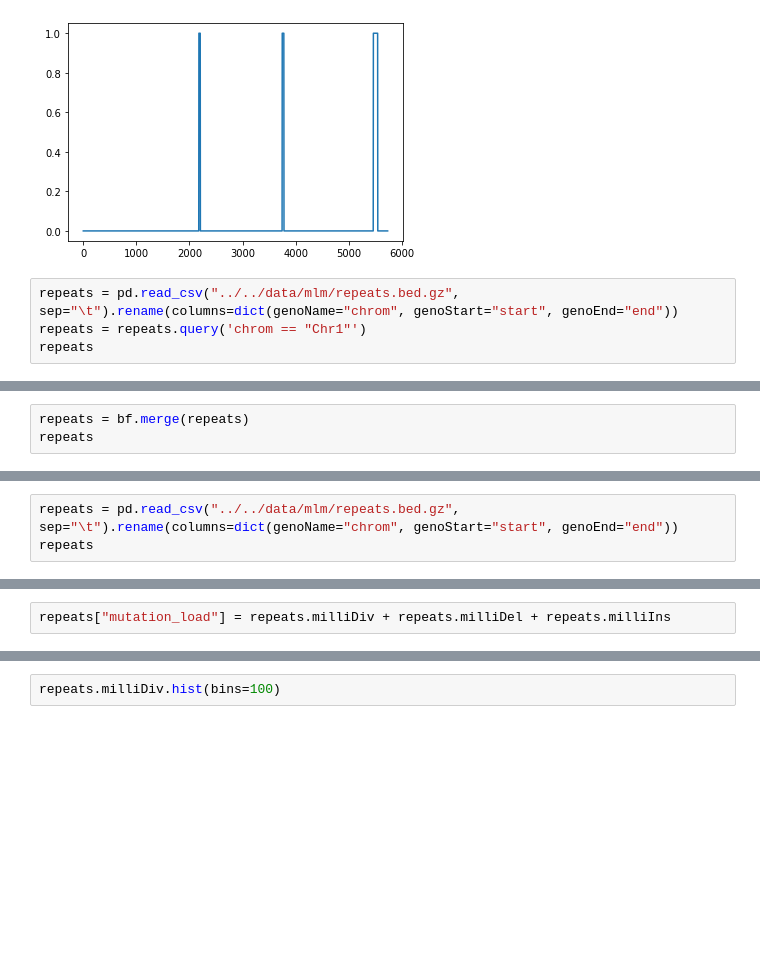
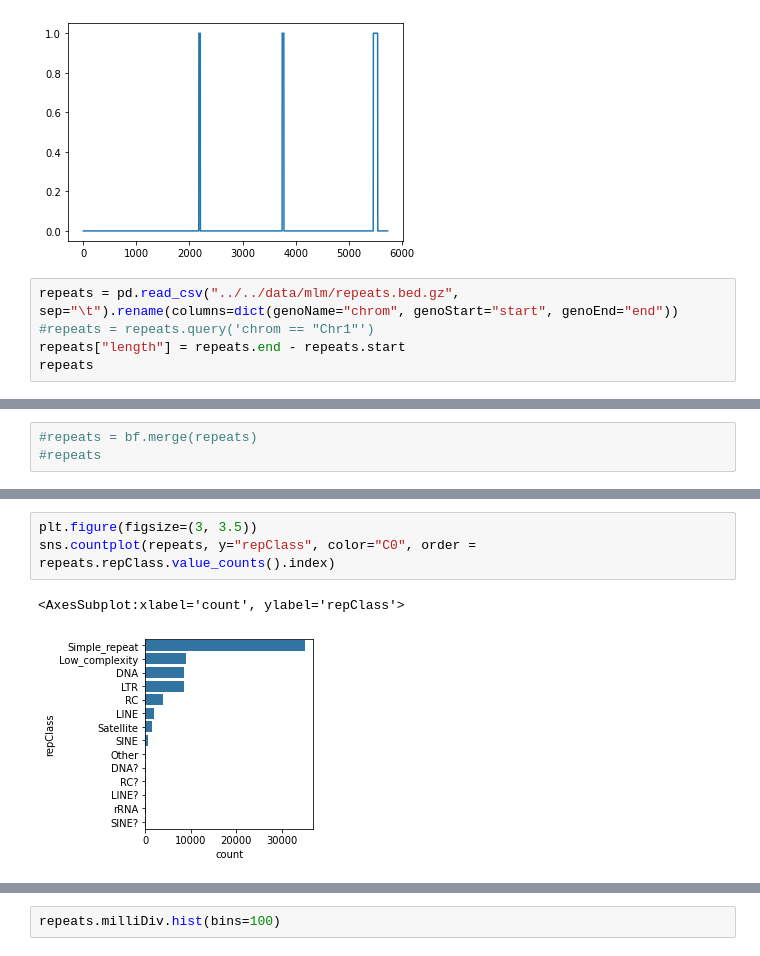
Before and after one commit to songlab-cal/gpn, a Jupyter notebook: data/mlm/genome_masking.ipynb, the cells around one changed output, grey strips where cells are left out. Saved outputs shown, nothing was run; the diff lists cells and outputs as text; blank space fills up the shorter version.

Commit message:
Update repeat notebook

```diff
--- a/data/mlm/genome_masking.ipynb
+++ b/data/mlm/genome_masking.ipynb
@@ -102,7 +49,8 @@ plt.plot(x[148874:154609])
 [figure]
 # %%
 repeats = pd.read_csv("../../data/mlm/repeats.bed.gz", sep="\t").rename(columns=dict(genoName="chrom", genoStart="start", genoEnd="end"))
-repeats = repeats.query('chrom == "Chr1"')
+#repeats = repeats.query('chrom == "Chr1"')
+repeats["length"] = repeats.end - repeats.start
 repeats
 # %% [output]
 |  | #bin | swScore | milliDiv | milliDel | milliIns | chrom | start | end | genoLeft | strand | repName | ... |
@@ -121,3 +69,3 @@ repeats
 # %%
-repeats = bf.merge(repeats)
-repeats
+#repeats = bf.merge(repeats)
+#repeats
@@ -162,3 +71,0 @@ repeats.head(50)
-# %%
-repeats = pd.read_csv("../../data/mlm/repeats.bed.gz", sep="\t").rename(columns=dict(genoName="chrom", genoStart="start", genoEnd="end"))
-repeats
@@ -254,2 +71,0 @@ repeats[~repeats.repClass.isin(["Low_complexity", "Simple_repeat"])].sort_values
-# %%
-repeats["mutation_load"] = repeats.milliDiv + repeats.milliDel + repeats.milliIns
@@ -324,0 +72,6 @@ repeats.sort_values("milliDiv", ascending=True).head(50)
+# %%
+plt.figure(figsize=(3, 3.5))
+sns.countplot(repeats, y="repClass", color="C0", order = repeats.repClass.value_counts().index)
+# %% [output]
+<AxesSubplot:xlabel='count', ylabel='repClass'>
+[figure, added]
```
Also changed, not shown: parts of 75 cells of this notebook.
